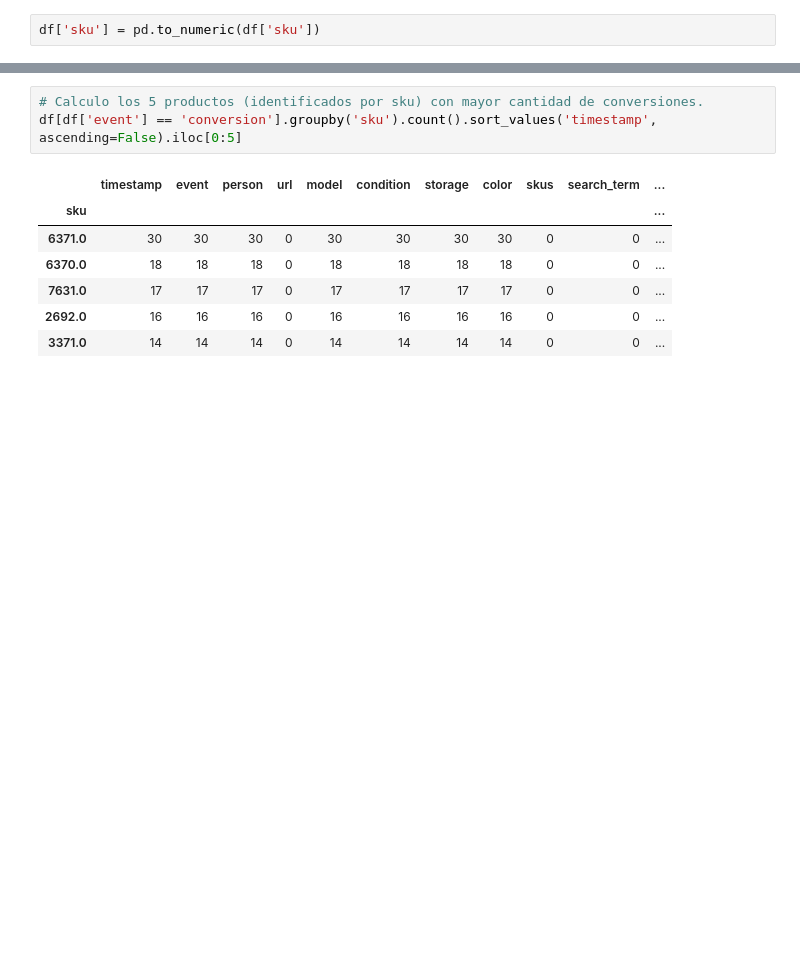
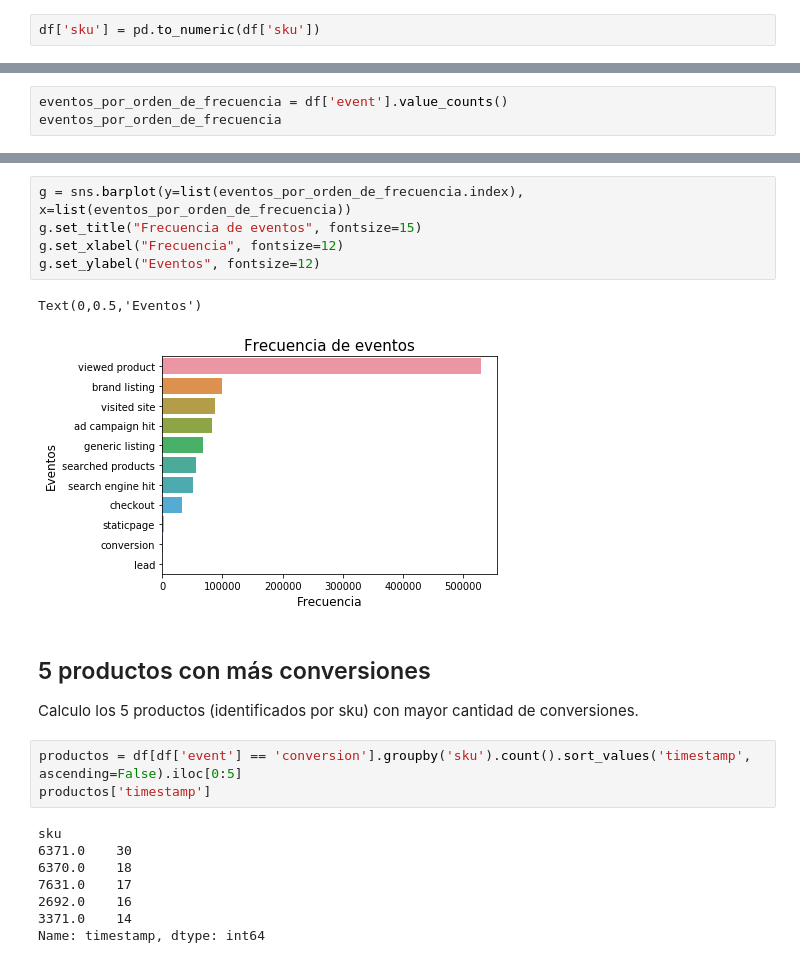
Before and after one commit to seblaz/datos-fingers, a Jupyter notebook: fingers1.ipynb, the cells around one changed output, grey strips where cells are left out. Drawn from its saved outputs; the diff is of its cells as text; blank space fills up the shorter version.

```diff
--- a/fingers1.ipynb
+++ b/fingers1.ipynb
@@ -94,0 +91,3 @@ Categories (11, object): [ad campaign hit, brand listing, checkout, conversion,
+# %%
+eventos_por_orden_de_frecuencia = df['event'].value_counts()
+eventos_por_orden_de_frecuencia
@@ -95,11 +107,22 @@ Categories (11, object): [ad campaign hit, brand listing, checkout, conversion,
+# %%
+g = sns.barplot(y=list(eventos_por_orden_de_frecuencia.index), x=list(eventos_por_orden_de_frecuencia))
+g.set_title("Frecuencia de eventos", fontsize=15)
+g.set_xlabel("Frecuencia", fontsize=12)
+g.set_ylabel("Eventos", fontsize=12)
+# %% [output]
+Text(0,0.5,'Eventos')
+[figure, added]
+# %% [markdown]
+## 5 productos con más conversiones
+Calculo los 5 productos (identificados por sku) con mayor cantidad de conversiones.
 # %%
-# Calculo los 5 productos (identificados por sku) con mayor cantidad de conversiones.
-df[df['event'] == 'conversion'].groupby('sku').count().sort_values('timestamp', ascending=False).iloc[0:5]
+productos = df[df['event'] == 'conversion'].groupby('sku').count().sort_values('timestamp', ascending=False).iloc[0:5]
+productos['timestamp']
 # %% [output]
-|  | timestamp | event | person | url | model | condition | storage | color | skus | search_term | ... |
-| sku |  |  |  |  |  |  |  |  |  |  | ... |
-| 6371.0 | 30 | 30 | 30 | 0 | 30 | 30 | 30 | 30 | 0 | 0 | ... |
-| 6370.0 | 18 | 18 | 18 | 0 | 18 | 18 | 18 | 18 | 0 | 0 | ... |
-| 7631.0 | 17 | 17 | 17 | 0 | 17 | 17 | 17 | 17 | 0 | 0 | ... |
-| 2692.0 | 16 | 16 | 16 | 0 | 16 | 16 | 16 | 16 | 0 | 0 | ... |
-| 3371.0 | 14 | 14 | 14 | 0 | 14 | 14 | 14 | 14 | 0 | 0 | ... |
+sku
+6371.0    30
+6370.0    18
+7631.0    17
+2692.0    16
+3371.0    14
+Name: timestamp, dtype: int64
```
Also changed, not shown: parts of 10 cells of this notebook, 1 other file.
